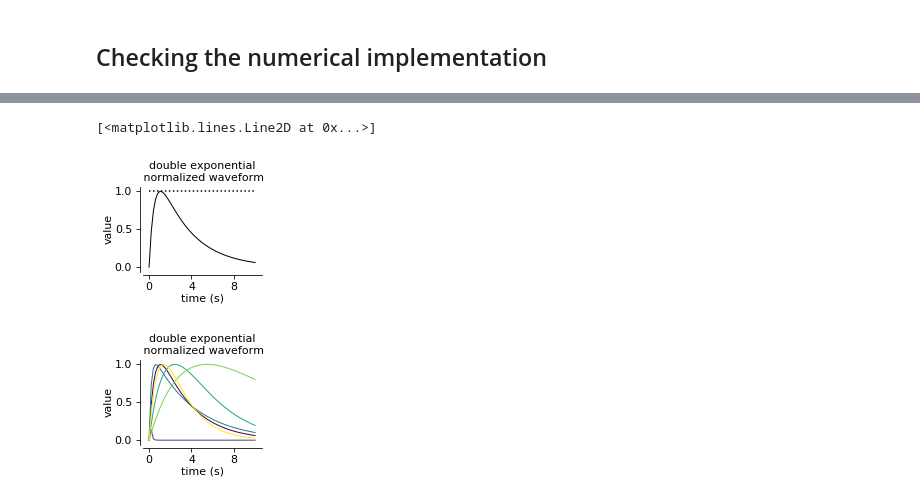
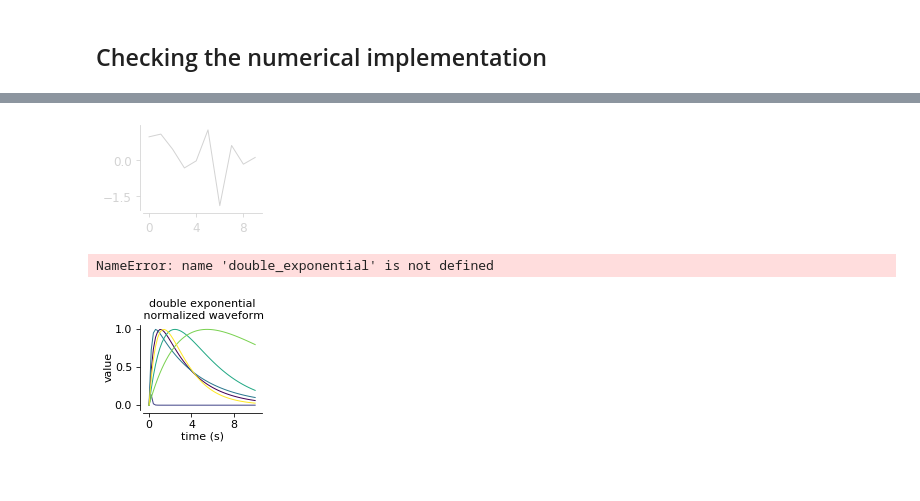
Before and after one commit to yzerlaut/zinc-NMDA-modulation, a Jupyter notebook: notebook.ipynb, the cells around one changed output, grey strips where cells are left out. Drawn from its saved outputs; the diff is of its cells as text; code cells hidden in the pictures.

```diff
--- a/notebook.ipynb
+++ b/notebook.ipynb
@@ -259,12 +268,17 @@ ge = graph_env('notebook')
+# %%
+_, ax = ge.plot(np.random.randn(10), ylabel='xlabel');
+#ge.title(ax, 'blabla', size='large')
+# %% [output]
+[figure, added]
 # %%
+import numpy as np
 # double exponential waveform
 t = np.linspace(0,10)
 _, ax = ge.plot(t, double_exponential(t, .5, 3.), title='double exponential\n normalized waveform',
-        axes_args=dict(xlabel='time (s)', ylabel='value', yticks=[0,0.5,1]));
+                axes_args=dict(xlabel='time (s)', ylabel='value', yticks=[0,0.5,1],title='norm. double exp.'))
 ax.plot(t, np.ones(len(t)), 'k:')
 # %% [output]
-[<matplotlib.lines.Line2D at 0x...>]
+NameError: name 'double_exponential' is not defined
-[figure, removed]
 # %%
 # showing the normalization
 _, ax = ge.plot(t,
```
Also changed, not shown: parts of 2 cells of this notebook, 1 other file.
